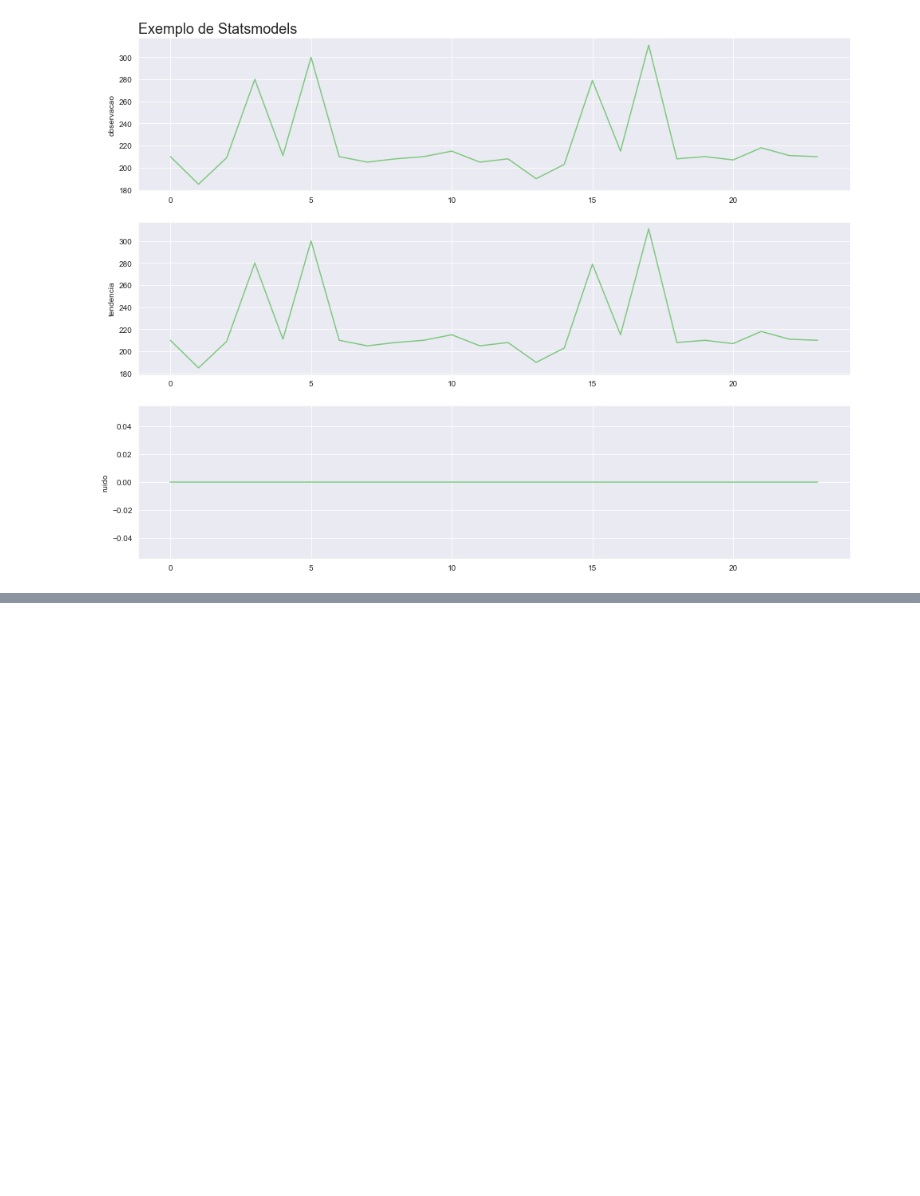
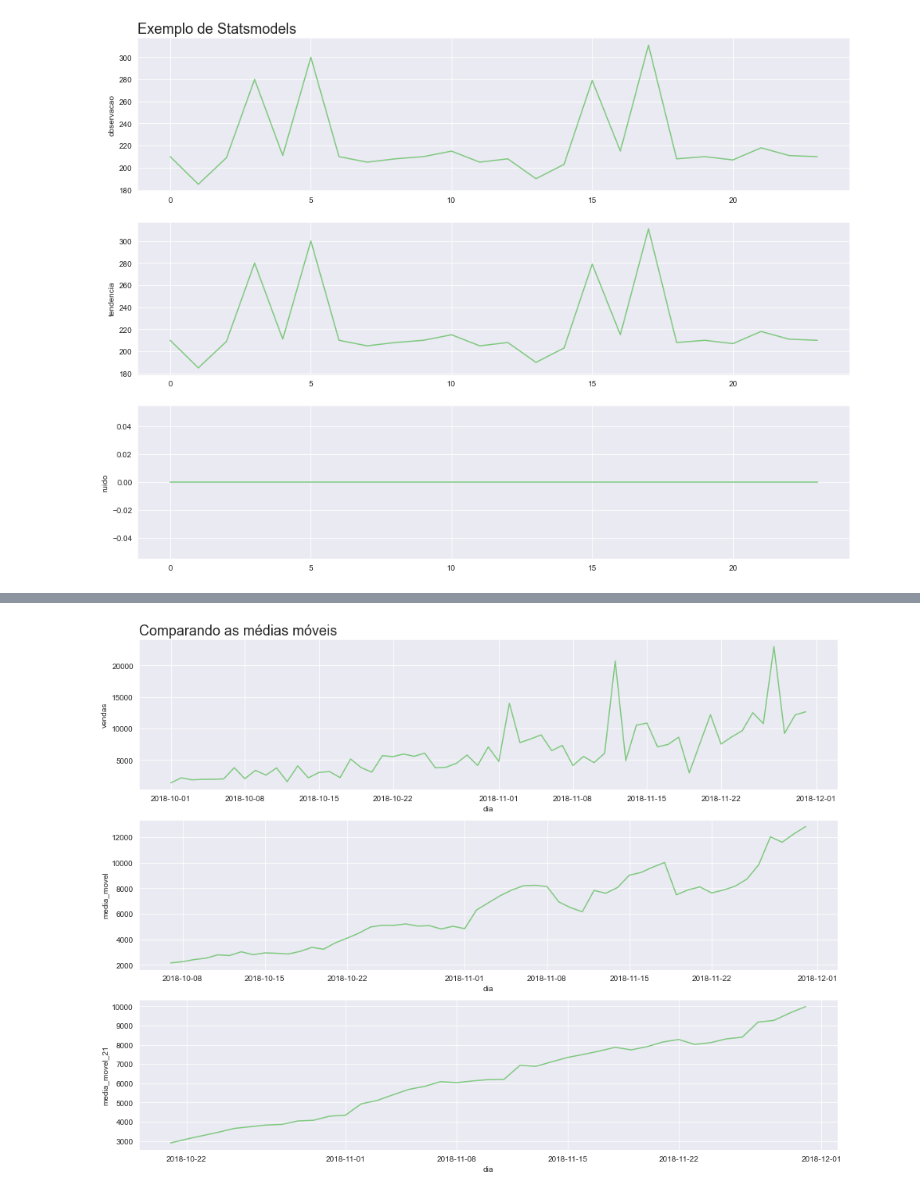
Before and after one commit to TassioSales/pythonAlura, a Jupyter notebook: Data Science introdução a analise de dados e series temporais/Time series.ipynb, the cells around one changed output, grey strips where cells are left out. Cells and saved outputs as stored; diff of their text form; code cells hidden in the pictures; blank space fills up the shorter version.

```diff
--- a/Data Science introdução a analise de dados e series temporais/Time series.ipynb
+++ b/Data Science introdução a analise de dados e series temporais/Time series.ipynb
@@ -494,0 +548,4 @@ plot_comparacao(resultado.index, 'observacao', 'tendencia', 'ruido', resultado,
+# %%
+plot_comparacao('dia', 'vendas', 'media_movel', 'media_movel_21', alucel, 'Comparando as médias móveis')
+# %% [output]
+[figure, added]
```
Also changed, not shown: parts of 13 cells of this notebook.
